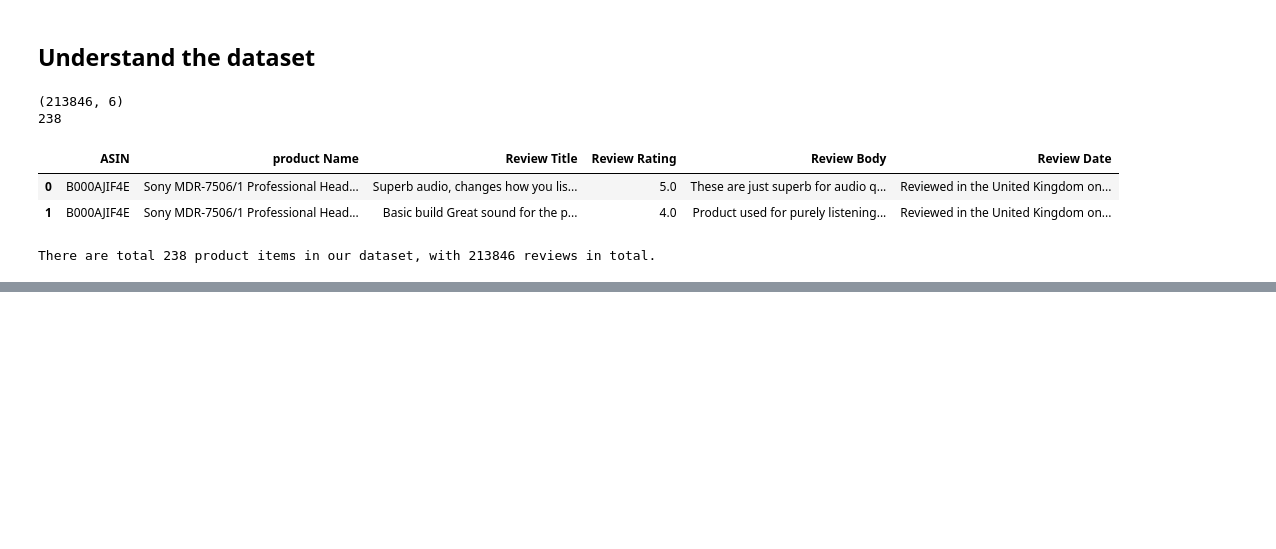
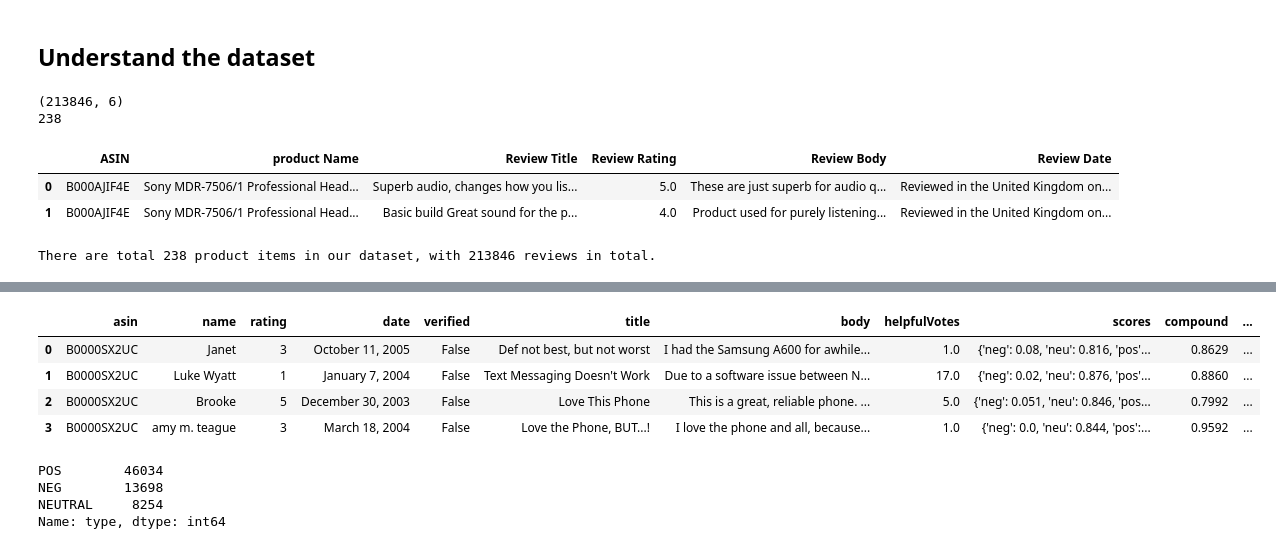
Before and after one commit to YongpengFu/Big-Data-Application, a Jupyter notebook: Web Scrapping from AmazonV4.ipynb, the cells around one changed output, grey strips where cells are left out. Cells and saved outputs as stored; diff of their text form; code cells hidden in the pictures; blank space fills up the shorter version.

```diff
--- a/Web Scrapping from AmazonV4.ipynb
+++ b/Web Scrapping from AmazonV4.ipynb
@@ -577,0 +714,30 @@ ASIN_review.astype(str).to_parquet('./Dataset/AmazonReviewsSummarize.parquet')
+# %%
+#In this exercise, I will use a CSV file containing reviews for different products. The link for the file is :
+# https://drive.google.com/file/d/1NYdZoMJvBWuCejMX28pVRVfMyOe1GhnZ/view?usp=sharing
+import numpy as np
+import pandas as pd
+import nltk
+#download vader from nltk
+#the data is doloaded in /Users/yongpengfu/nltk_data
+#you can change the directory following https://www.nltk.org/data.html
+nltk.download('vader_lexicon')
+from nltk.sentiment.vader import SentimentIntensityAnalyzer
+#creating an object of sentiment intensity analyzer
+sia= SentimentIntensityAnalyzer()
+#reading csv file
+df = pd.read_csv('/Users/yongpengfu/Desktop/reviews.csv')
+# Let us now create a new column in our CSV file that stores the polarity scores of each review.
+#creating new column scores using polarity scores function
+df['scores']=df['body'].apply(lambda body: sia.polarity_scores(str(body)))
+df['compound']=df['scores'].apply(lambda score_dict:score_dict['compound'])
+df['pos']=df['scores'].apply(lambda pos_dict:pos_dict['pos'])
+df['neg']=df['scores'].apply(lambda neg_dict:neg_dict['neg'])
+#We then create a new column named type, which indicates whether the review is pos, neg, or neutral.
+df['type']=''
+df.loc[df.compound>0,'type']='POS'
+df.loc[df.compound==0,'type']='NEUTRAL'
+df.loc[df.compound<0,'type']='NEG'
+display(df.head(4))
+#Finally, we loop through the rows and count the total number of positive, negative, and neutral reviews.
+df.type.value_counts()
+# %% [output]
@@ -577,0 +747,9 @@ ASIN_review.astype(str).to_parquet('./Dataset/AmazonReviewsSummarize.parquet')
+|  | asin | name | rating | date | verified | title | body | helpfulVotes | scores | compound | ... |
+| 0 | B0000SX2UC | Janet | 3 | October 11, 2005 | False | Def not best, but not worst | I had the Samsung A600 for awhile... | 1.0 | {'neg': 0.08, 'neu': 0.816, 'pos'... | 0.8629 | ... |
+| 1 | B0000SX2UC | Luke Wyatt | 1 | January 7, 2004 | False | Text Messaging Doesn't Work | Due to a software issue between N... | 17.0 | {'neg': 0.02, 'neu': 0.876, 'pos'... | 0.8860 | ... |
+| 2 | B0000SX2UC | Brooke | 5 | December 30, 2003 | False | Love This Phone | This is a great, reliable phone. ... | 5.0 | {'neg': 0.051, 'neu': 0.846, 'pos... | 0.7992 | ... |
+| 3 | B0000SX2UC | amy m. teague | 3 | March 18, 2004 | False | Love the Phone, BUT...! | I love the phone and all, because... | 1.0 | {'neg': 0.0, 'neu': 0.844, 'pos':... | 0.9592 | ... |
+POS        46034
+NEG        13698
+NEUTRAL     8254
+Name: type, dtype: int64
```
Also changed, not shown: parts of 15 cells of this notebook, 1 other file.
